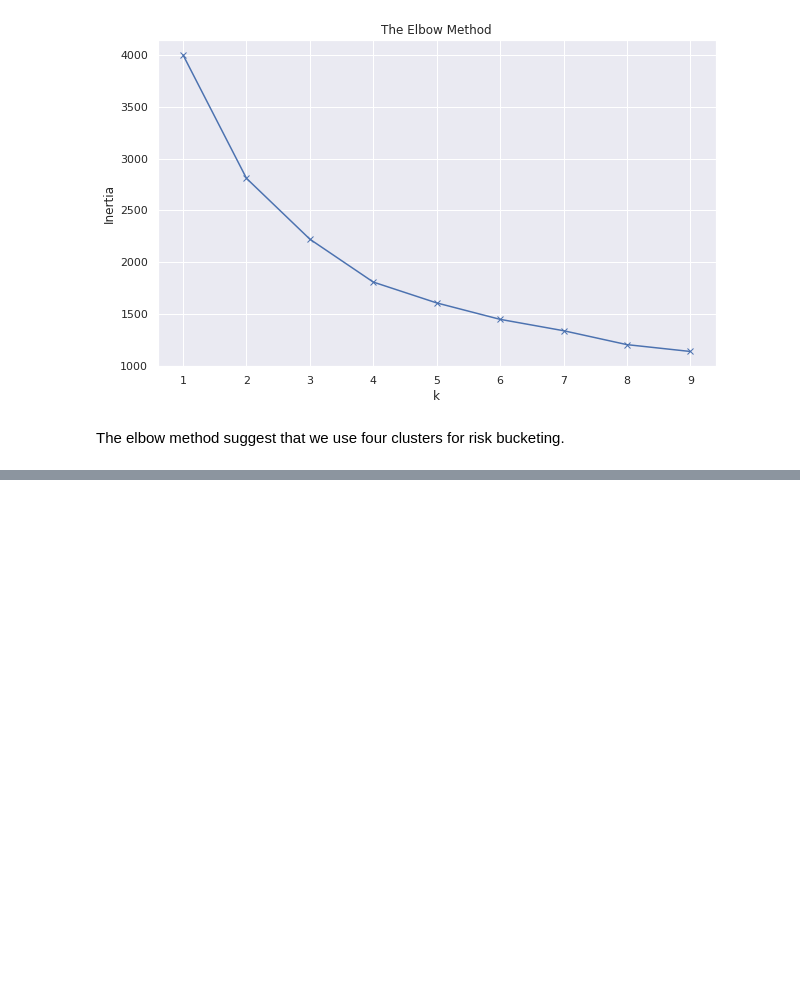
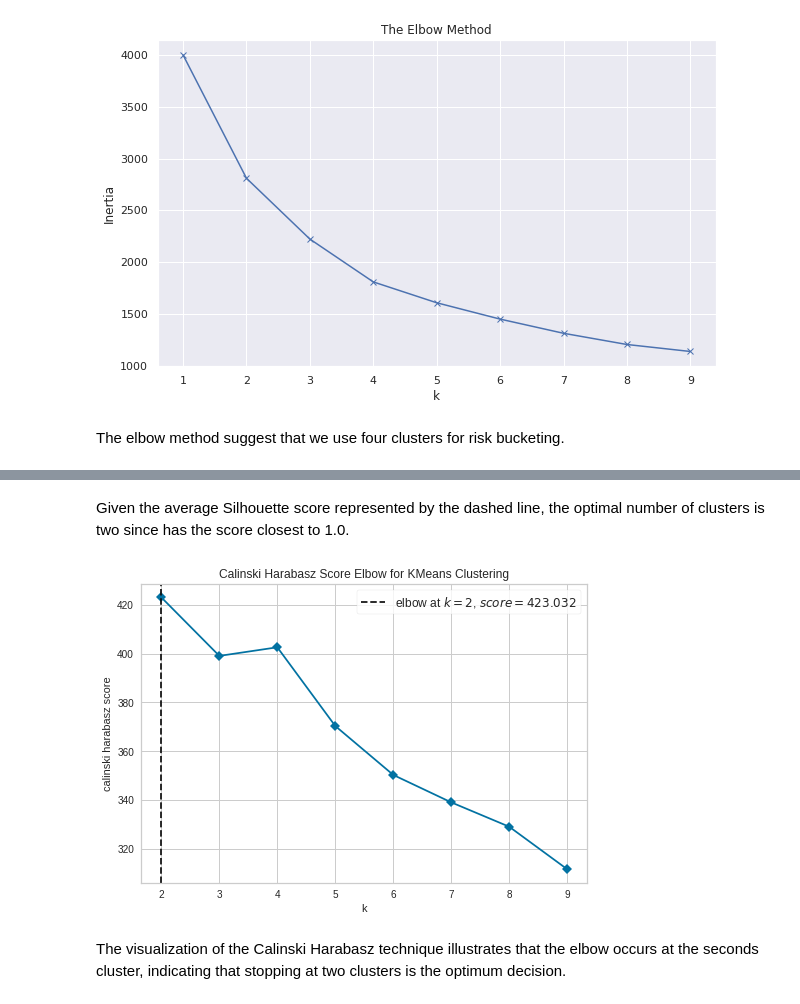
Before and after one commit to DM-ILLER/German-Credit-Risk, a Jupyter notebook: credit_risk_estimation_oreilly.ipynb, the cells around one changed output, grey strips where cells are left out. Saved outputs shown, nothing was run; the diff lists cells and outputs as text; code cells hidden in the pictures; blank space fills up the shorter version.

```diff
--- a/credit_risk_estimation_oreilly.ipynb
+++ b/credit_risk_estimation_oreilly.ipynb
@@ -89,0 +159,15 @@ Given the ave
+# %% [markdown]
+Given the average Silhouette score represented by the dashed line, the optimal number of clusters is two since has the score closest to 1.0.
+# %%
+# Calinski Harabasz technique
+from yellowbrick.cluster import KElbowVisualizer
+model = KMeans()
+visualizer = KElbowVisualizer(model, k=(2, 10),
+                              metric='calinski_harabasz',
+                              timings=False)
+visualizer.fit(scaled_credit)
+visualizer.show();
+# %% [output]
+[figure, added]
+# %% [markdown]
+The visualization of the Calinski Harabasz technique illustrates that the elbow occurs at the seconds cluster, indicating that stopping at two clusters is the optimum decision.
```
Also changed, not shown: parts of 68 cells of this notebook.
